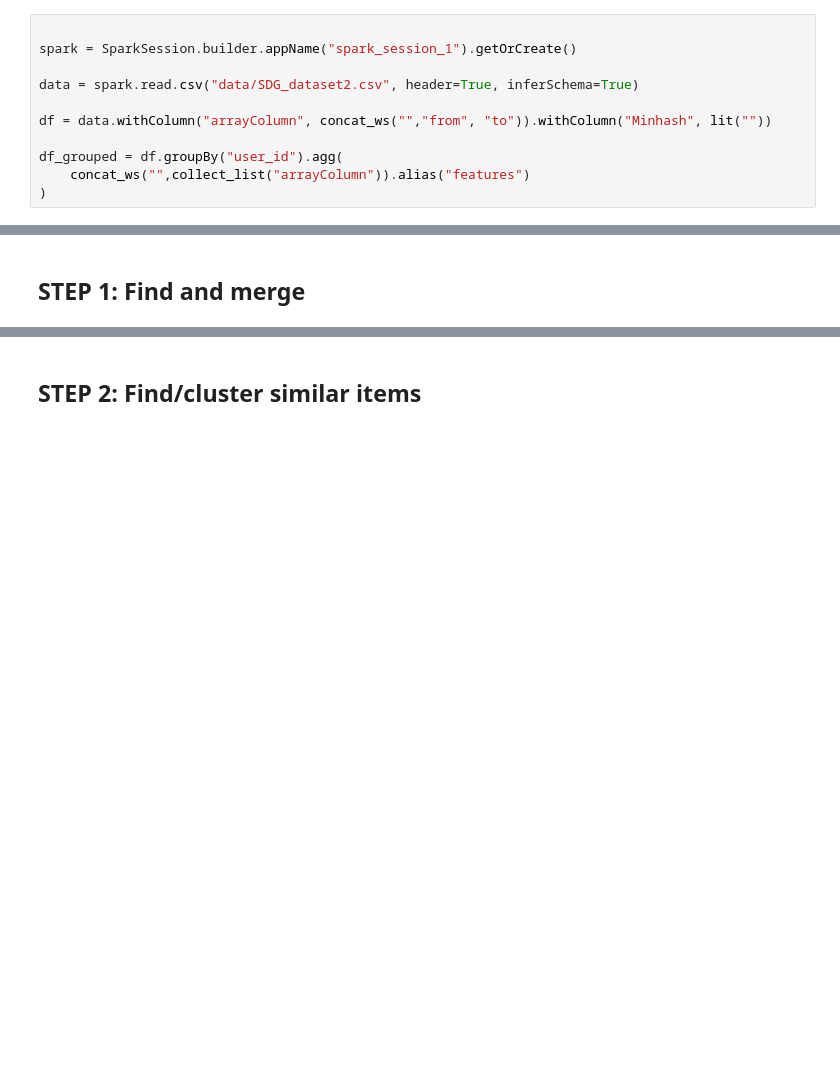
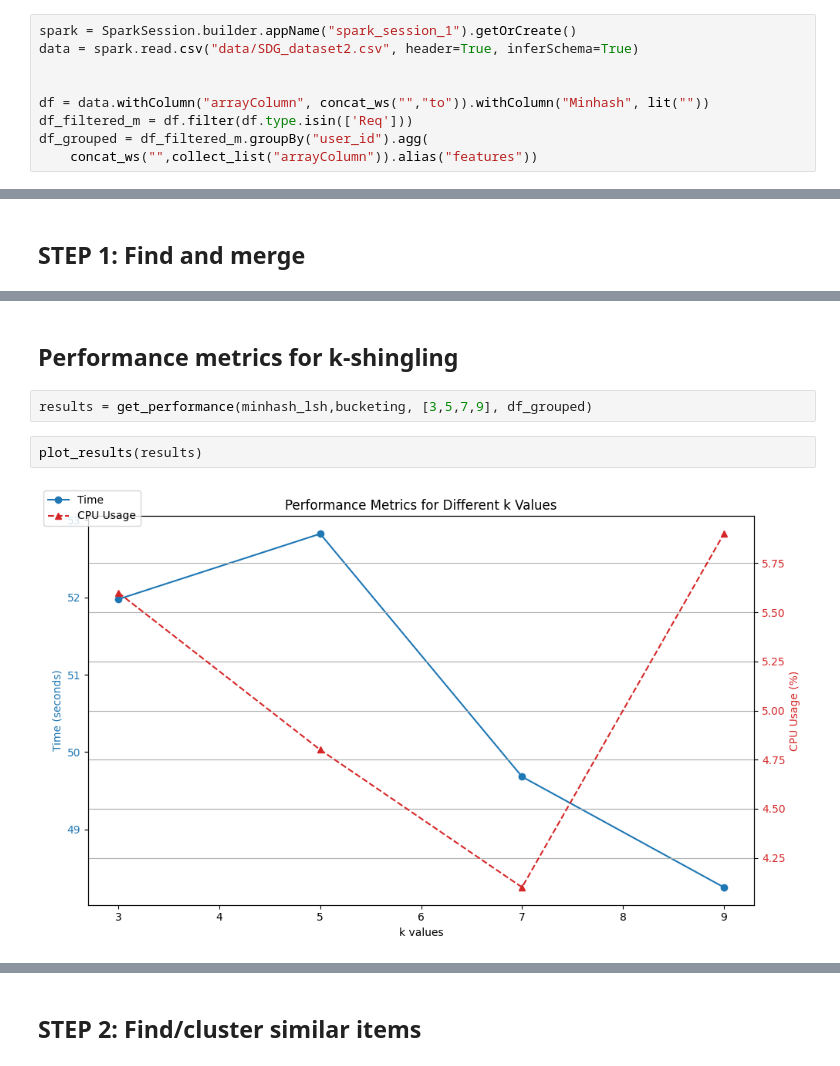
Before and after one commit to hugomoura10/Data_Intensive_Systems, a Jupyter notebook: main.ipynb, the cells around one changed output, grey strips where cells are left out. Drawn from its saved outputs; the diff is of its cells as text; blank space fills up the shorter version.

```diff
--- a/main.ipynb
+++ b/main.ipynb
@@ -137,14 +229,12 @@ def output_part1(dataset,k,threshold):
 # %%
-
 spark = SparkSession.builder.appName("spark_session_1").getOrCreate()
-
 data = spark.read.csv("data/SDG_dataset2.csv", header=True, inferSchema=True)
 
-df = data.withColumn("arrayColumn", concat_ws("","from", "to")).withColumn("Minhash", lit(""))
 
-df_grouped = df.groupBy("user_id").agg(
-    concat_ws("",collect_list("arrayColumn")).alias("features")
-)
+df = data.withColumn("arrayColumn", concat_ws("","to")).withColumn("Minhash", lit(""))
+df_filtered_m = df.filter(df.type.isin(['Req']))
+df_grouped = df_filtered_m.groupBy("user_id").agg(
+    concat_ws("",collect_list("arrayColumn")).alias("features"))
 # %% [markdown]
 ## Parameter-tuning for k-shingles
 # %%
@@ -223,0 +309,8 @@ Py4JJavaError: An error occurred while calling o33858.csv.
+# %% [markdown]
+## Performance metrics for k-shingling
+# %%
+results = get_performance(minhash_lsh,bucketing, [3,5,7,9], df_grouped)
+# %%
+plot_results(results)
+# %% [output]
+[figure, added]
```
Also changed, not shown: parts of 8 cells of this notebook, 5 other files.
